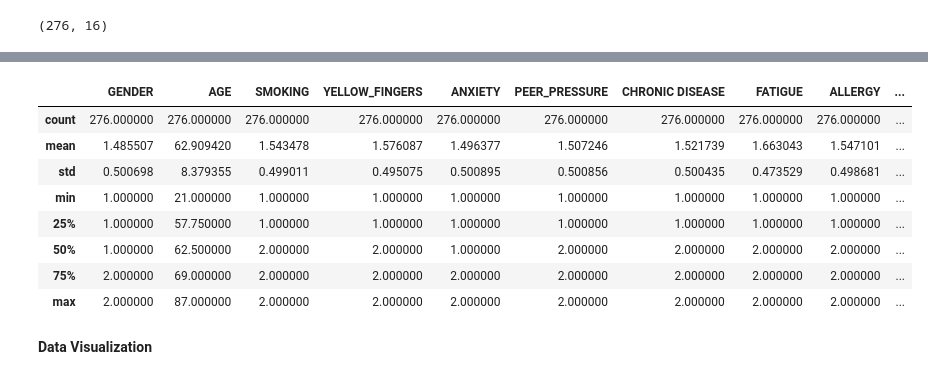
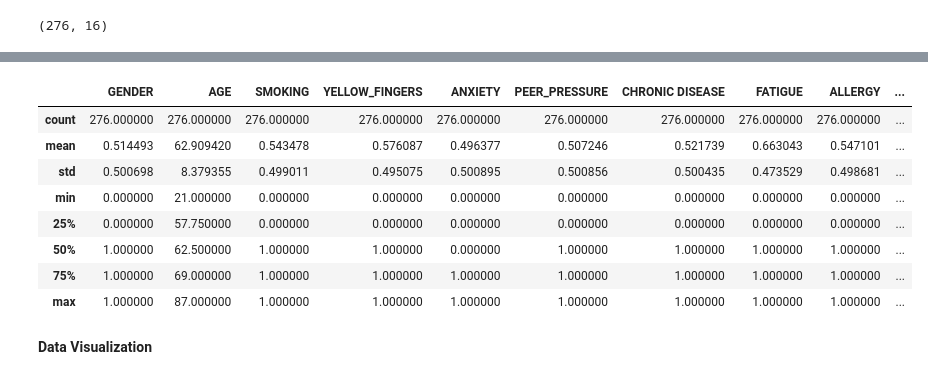
Before and after one commit to eeqilim/lung-cancer-prediction, a Jupyter notebook: lung_cancer_prediction.ipynb, the cells around one changed output, grey strips where cells are left out. Saved outputs shown, nothing was run; the diff lists cells and outputs as text; code cells hidden in the pictures.

```diff
--- a/lung_cancer_prediction.ipynb
+++ b/lung_cancer_prediction.ipynb
@@ -79,9 +76,3 @@ dataset = dataset.drop_duplicates() # Eliminate any duplicate data
 dataset.shape
 # %% [output]
 (276, 16)
-# %%
-dataset['GENDER'].replace('M', 1, inplace = True) # Convert the result from "GENDER" into value
-dataset['GENDER'].replace('F', 2, inplace = True) # Convert the result from "GENDER" into value
-
-dataset['LUNG_CANCER'].replace('YES', 2, inplace = True) # Convert the result from "LUNG_CANCER" into value
-dataset['LUNG_CANCER'].replace('NO', 1, inplace = True) # Convert the result from "LUNG_CANCER" into value
@@ -96,0 +79,8 @@ dataset.head() # Display first 5 of the dataset after data cleaning
+# %%
+# Mapping for categorical variables
+maper = {"M": 1, "F": 0, 1: 0, 2: 1, "YES": 1, "NO": 0}
+dataset = dataset.copy()
+
+# Apply maper to each element in the DataFrame
+dataset_new = dataset.applymap(lambda x: maper.get(x))
+dataset_new["AGE"] = dataset["AGE"]
@@ -139,15 +123,15 @@ memory usage: 36.7 KB
 # %%
-dataset.describe()
+dataset_new.describe()
 # %% [output]
 |  | GENDER | AGE | SMOKING | YELLOW_FINGERS | ANXIETY | PEER_PRESSURE | CHRONIC DISEASE | FATIGUE | ALLERGY | ... |
 | count | 276.000000 | 276.000000 | 276.000000 | 276.000000 | 276.000000 | 276.000000 | 276.000000 | 276.000000 | 276.000000 | ... |
-| mean | 1.485507 | 62.909420 | 1.543478 | 1.576087 | 1.496377 | 1.507246 | 1.521739 | 1.663043 | 1.547101 | ... |
+| mean | 0.514493 | 62.909420 | 0.543478 | 0.576087 | 0.496377 | 0.507246 | 0.521739 | 0.663043 | 0.547101 | ... |
 | std | 0.500698 | 8.379355 | 0.499011 | 0.495075 | 0.500895 | 0.500856 | 0.500435 | 0.473529 | 0.498681 | ... |
-| min | 1.000000 | 21.000000 | 1.000000 | 1.000000 | 1.000000 | 1.000000 | 1.000000 | 1.000000 | 1.000000 | ... |
-| 25% | 1.000000 | 57.750000 | 1.000000 | 1.000000 | 1.000000 | 1.000000 | 1.000000 | 1.000000 | 1.000000 | ... |
-| 50% | 1.000000 | 62.500000 | 2.000000 | 2.000000 | 1.000000 | 2.000000 | 2.000000 | 2.000000 | 2.000000 | ... |
-| 75% | 2.000000 | 69.000000 | 2.000000 | 2.000000 | 2.000000 | 2.000000 | 2.000000 | 2.000000 | 2.000000 | ... |
-| max | 2.000000 | 87.000000 | 2.000000 | 2.000000 | 2.000000 | 2.000000 | 2.000000 | 2.000000 | 2.000000 | ... |
+| min | 0.000000 | 21.000000 | 0.000000 | 0.000000 | 0.000000 | 0.000000 | 0.000000 | 0.000000 | 0.000000 | ... |
+| 25% | 0.000000 | 57.750000 | 0.000000 | 0.000000 | 0.000000 | 0.000000 | 0.000000 | 0.000000 | 0.000000 | ... |
+| 50% | 1.000000 | 62.500000 | 1.000000 | 1.000000 | 0.000000 | 1.000000 | 1.000000 | 1.000000 | 1.000000 | ... |
+| 75% | 1.000000 | 69.000000 | 1.000000 | 1.000000 | 1.000000 | 1.000000 | 1.000000 | 1.000000 | 1.000000 | ... |
+| max | 1.000000 | 87.000000 | 1.000000 | 1.000000 | 1.000000 | 1.000000 | 1.000000 | 1.000000 | 1.000000 | ... |
 # %% [markdown]
 **Data Visualization**
 # %%
```
Also changed, not shown: parts of 58 cells of this notebook.
